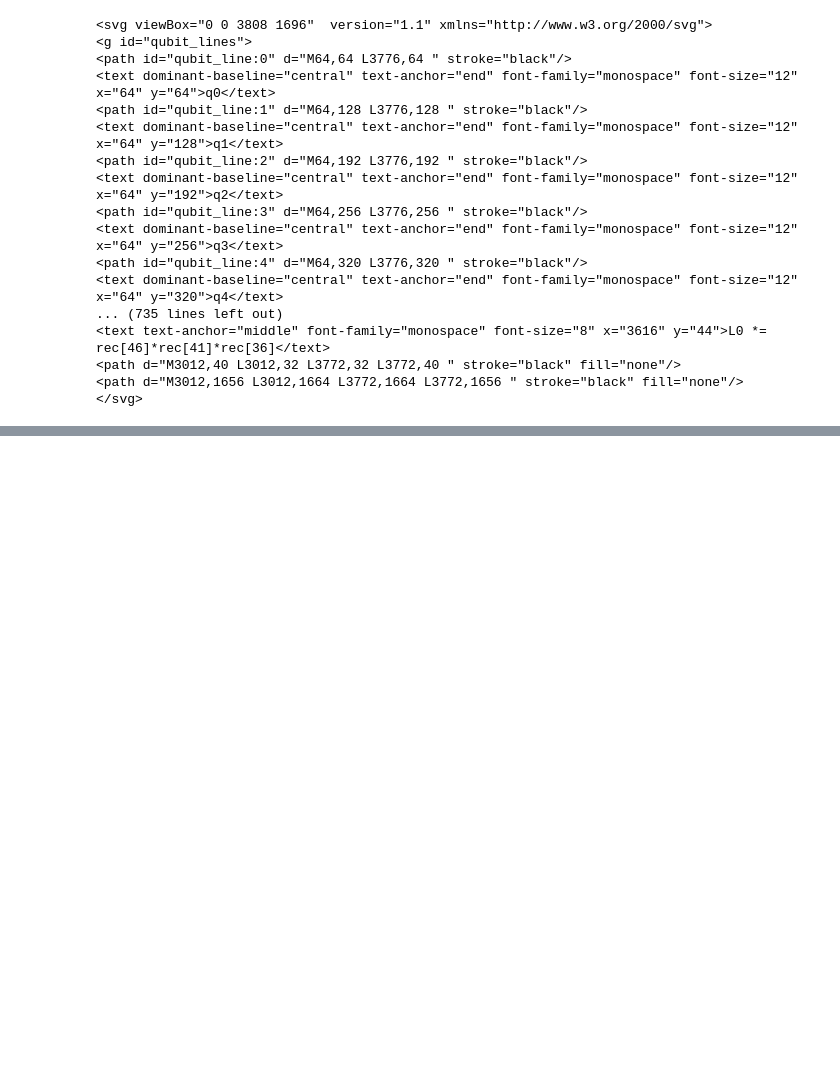
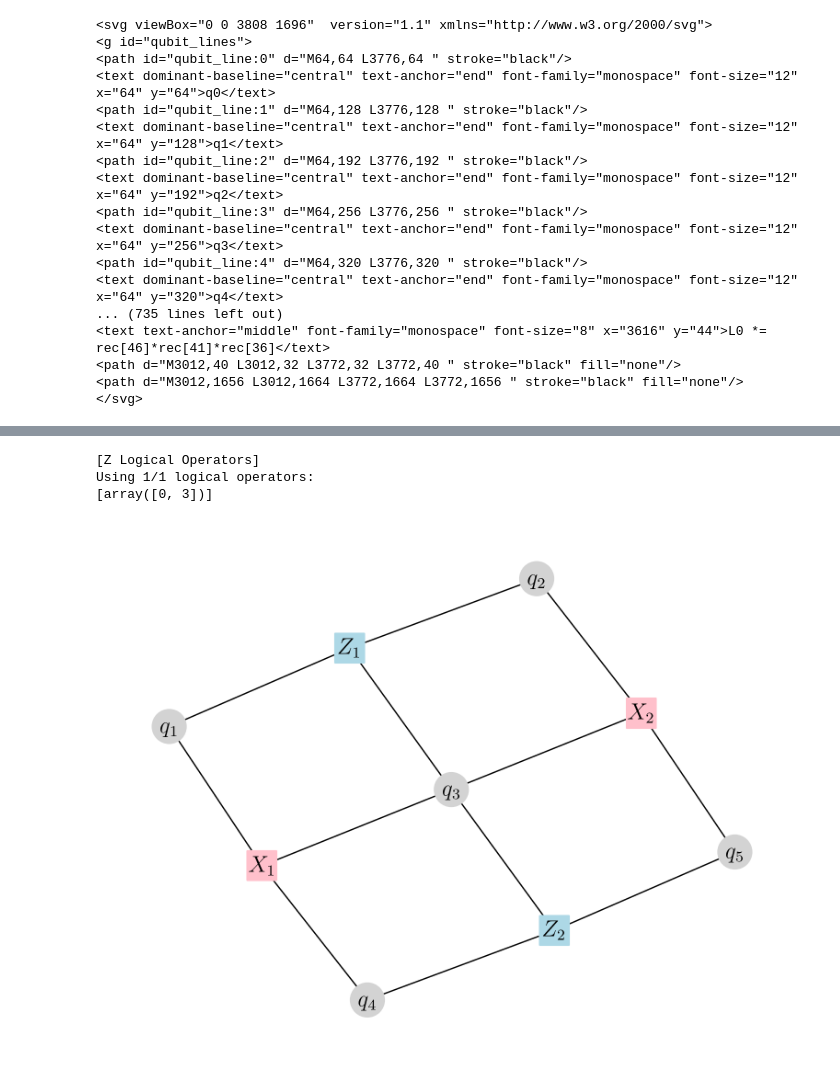
Before and after one commit to angelodibella/weave, a Jupyter notebook: examples/Tutorial.ipynb, the cells around one changed output, grey strips where cells are left out. Saved outputs shown, nothing was run; the diff lists cells and outputs as text; code cells hidden in the pictures; blank space fills up the shorter version.

```diff
--- a/examples/Tutorial.ipynb
+++ b/examples/Tutorial.ipynb
@@ -316,0 +271,8 @@ Using 1/1 logical operators:
+# %%
+hp_code_rep_2_rep_2 = wv.HypergraphProductCode(
+    H1=wv.pcm.repetition(2),
+    H2=wv.pcm.repetition(2),
+    rounds=3,
+    experiment="z_memory",
+)
+hp_code_rep_2_rep_2.circuit.without_noise().diagram("timeline-svg")
@@ -317 +300,9 @@ Using 1/1 logical operators:
+# %%
+hp_code_rep_2_rep_2.embed("spring")
+hp_code_rep_2_rep_2.draw(with_labels=True)
+# %% [output]
+[Z Logical Operators]
+Using 1/1 logical operators:
+[array([0, 3])]
+[figure, added]
 # %%
```
Also changed, not shown: parts of 29 cells of this notebook, 4 other files.
